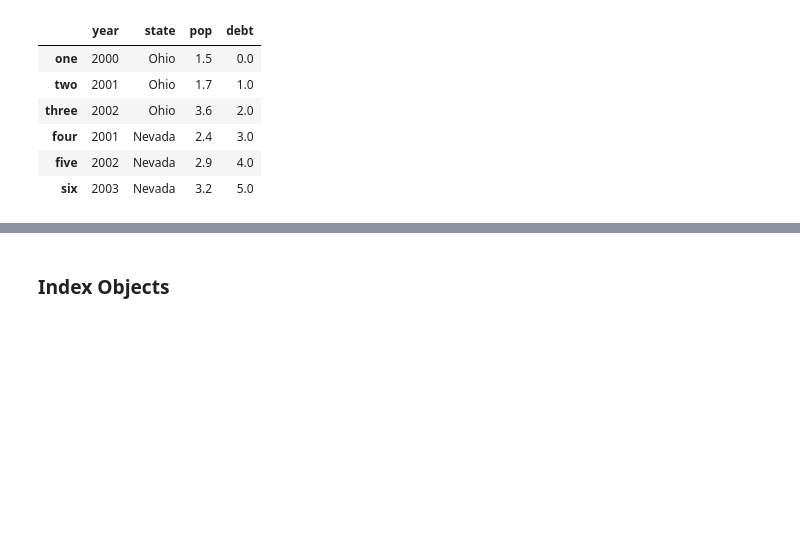
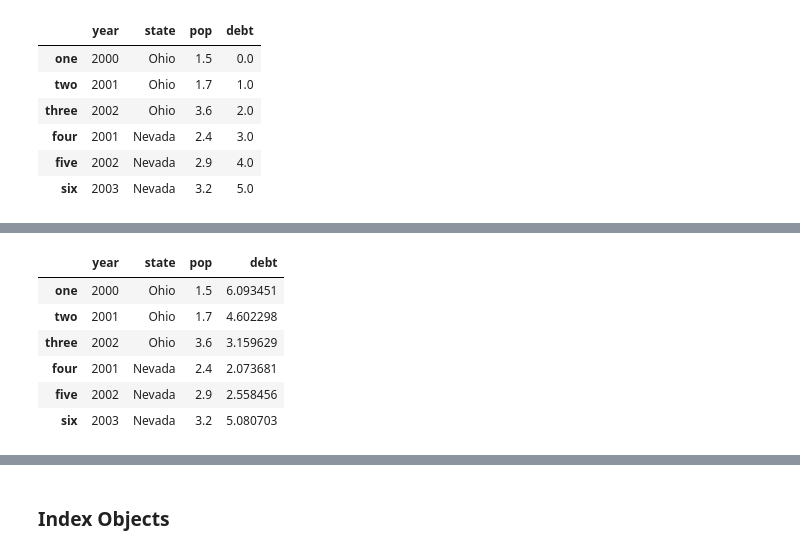
Before and after one commit to machinatoonist/pydata-book, a Jupyter notebook: ch05.ipynb, the cells around one changed output, grey strips where cells are left out. Saved outputs shown, nothing was run; the diff lists cells and outputs as text; code cells hidden in the pictures; blank space fills up the shorter version.

```diff
--- a/ch05.ipynb
+++ b/ch05.ipynb
@@ -318,3 +382,15 @@ frame2
+# %%
+frame2['debt'] = np.random.rand(6)*10
+# %%
+frame2
+# %% [output]
+|  | year | state | pop | debt |
+| one | 2000 | Ohio | 1.5 | 6.093451 |
+| two | 2001 | Ohio | 1.7 | 4.602298 |
+| three | 2002 | Ohio | 3.6 | 3.159629 |
+| four | 2001 | Nevada | 2.4 | 2.073681 |
+| five | 2002 | Nevada | 2.9 | 2.558456 |
+| six | 2003 | Nevada | 3.2 | 5.080703 |
 # %%
 val = pd.Series([-1.2, -1.5, -1.7], index=['two', 'four', 'five'])
 # %%
```
Also changed, not shown: parts of 90 cells of this notebook.
